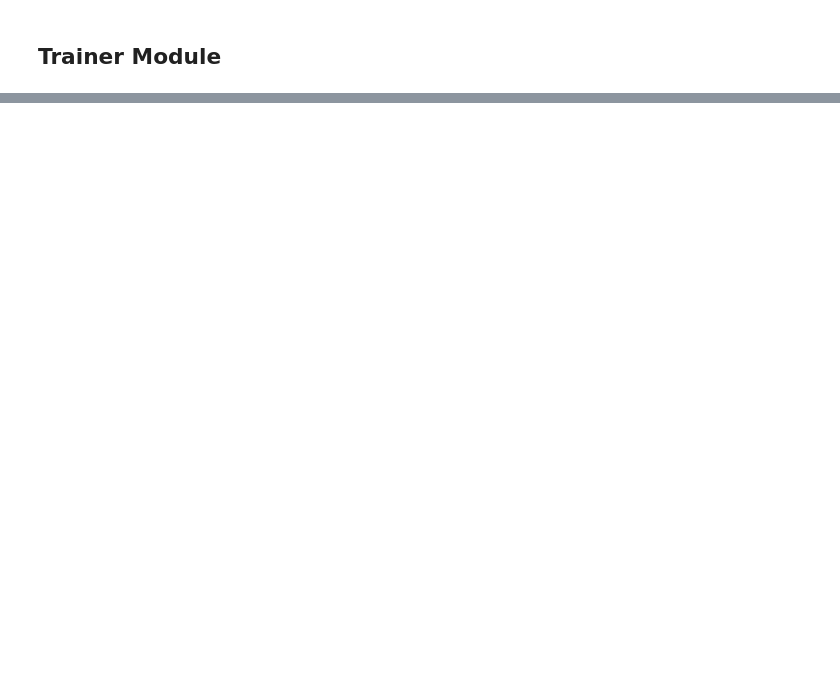
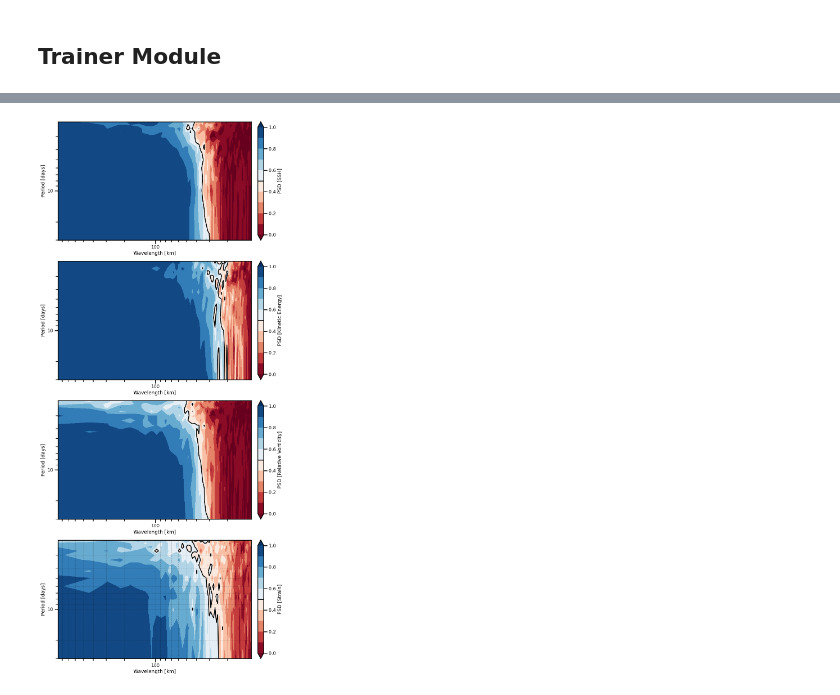
Before and after one commit to jejjohnson/jejeqx, a Jupyter notebook: notebooks/dev/nerfs/1.4_spatiotemporal.ipynb, the cells around one changed output, grey strips where cells are left out. Cells and saved outputs as stored; diff of their text form; code cells hidden in the pictures; blank space fills up the shorter version.

```diff
--- a/notebooks/dev/nerfs/1.4_spatiotemporal.ipynb
+++ b/notebooks/dev/nerfs/1.4_spatiotemporal.ipynb
@@ -972,0 +502,2 @@ plot_analysis(ds_lmodsiren_analysis, time=-1)
+# %%
+ds_psd_rff = cutils.calculate_spacetime_psd_score(ds_rff, ds_natl60)
@@ -972,0 +509,6 @@ plot_analysis(ds_lmodsiren_analysis, time=-1)
+# %%
+_ = cutils.plot_analysis_psd_spacetime_score(
+    [ds_psd_rff], ["rff"]
+)
+# %% [output]
+[figure, added]
```
Also changed, not shown: parts of 63 cells of this notebook, 13 other files.
